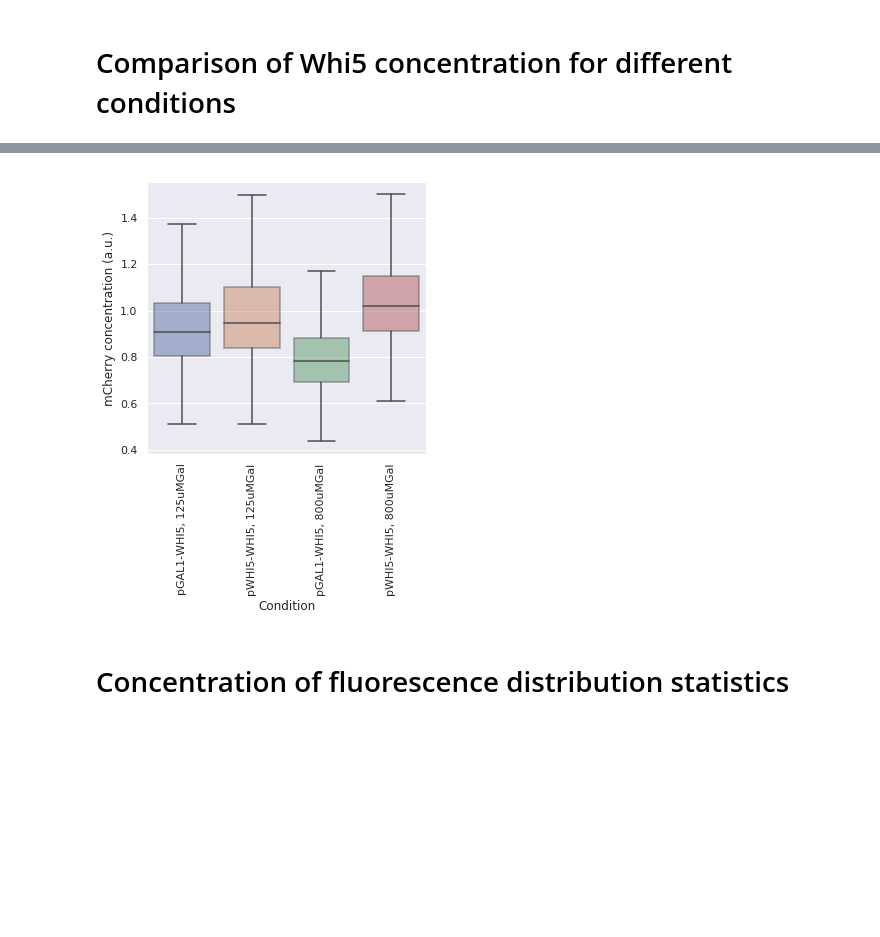
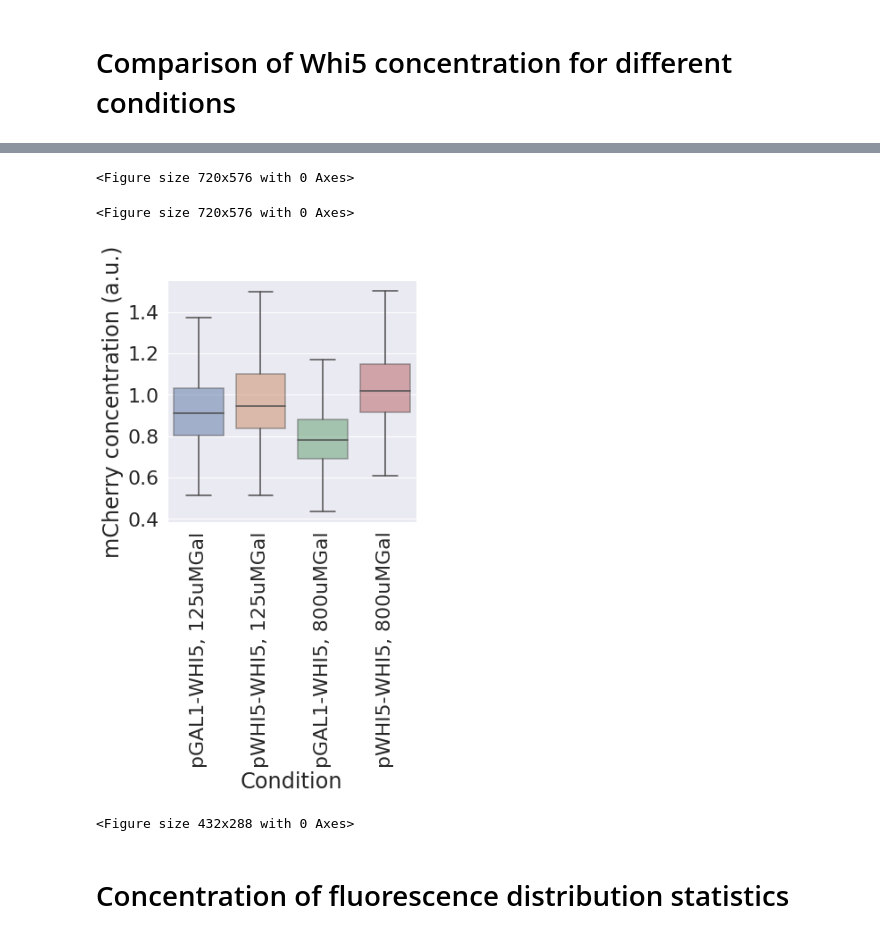
Before and after one commit to AWMurrayLab/image_processing_cellstar_public, a Jupyter notebook: timepoint_experiments_pandas_analysis.ipynb, the cells around one changed output, grey strips where cells are left out. Saved outputs shown, nothing was run; the diff lists cells and outputs as text; code cells hidden in the pictures; blank space fills up the shorter version.

```diff
--- a/timepoint_experiments_pandas_analysis.ipynb
+++ b/timepoint_experiments_pandas_analysis.ipynb
@@ -109,13 +461,14 @@ df1.loc[x&y,'pixel_thresh_fluor_vals_av_c2'] = df1[x&y].pixel_thresh_fluor_vals_
 # Comparison of Whi5 concentration for different conditions
 # %%
 # x=df1.gal_conc !='800uMGal'
-y=df1.nuclear_whi5==1
+sns.set(font_scale=1)
 fig=plt.figure(figsize=[5,5])
-sns_plot=sns.boxplot(x="Condition", y="pixel_thresh_fluor_vals_av", data=df1[y],showfliers=False, boxprops=dict(alpha=.5))
+sns_plot=sns.boxplot(x="Condition", y="pixel_thresh_fluor_vals_av", data=df1,showfliers=False, boxprops=dict(alpha=.5))
 plt.ylabel('Whi5 concentration (a.u.)')
 plt.xticks(rotation=90)
 # plt.ylim(ymax=6000,ymin=0)
 plt.show()
 fig.savefig('/home/felix/Dropbox/19_whi5_dilution_paper/plots/induction_validation/c1_G1_dist_timepoint_variable_gal.png',dpi=500, bbox_inches='tight')
+plt.clf()
 # %% [output]
 [figure]
@@ -121,0 +583,13 @@ fig.savefig('/home/felix/Dropbox/19_whi5_dilution_paper/plots/induction_validati
+# %%
+x=df1.gal_conc=='125uMGal'
+df2 = df1[x].groupby(['Condition', 'expt_id'])
+print df1.groupby(['Condition', 'expt_id'])['pixel_thresh_fluor_vals_av'].mean()
+temp_df=df2.mean()["pixel_thresh_fluor_vals_av"].groupby('Condition').mean()
+temp_df1=df2.mean()["pixel_thresh_fluor_vals_av"].groupby('Condition').std()
+sns.set(font_scale=2)
+fig=plt.figure(figsize=[5,5])
+temp_df.plot(kind='bar',yerr=temp_df1,capsize=10.0, figsize=[10,8],grid=True, alpha=.5)
+plt.ylabel('Average [Whi5] in G1 (a.u.)')
+plt.show()
+fig.savefig('/home/felix/Dropbox/19_whi5_dilution_paper/plots/induction_validation/c1_G1_bar_timepoint_variable_gal.png',dpi=500, bbox_inches='tight')
+plt.clf()
@@ -122,14 +610,41 @@ fig.savefig('/home/felix/Dropbox/19_whi5_dilution_paper/plots/induction_validati
+# %%
+temp_df=df2.mean()["ellipse_volume"].groupby('Condition').mean()
+temp_df1=df2.mean()["ellipse_volume"].groupby('Condition').std()
+# plot = temp1.plot(x='label',y='slope',kind='bar',legend=False,yerr=temp2,capsize=10.0, figsize=[10,8],grid=True,rot=False)
+sns.set(font_scale=2)
+fig=plt.figure(figsize=[5,5])
+temp_df.plot(kind='bar',yerr=temp_df1,capsize=10.0, figsize=[10,8],grid=True, alpha=.5)
+plt.ylabel('Average volume in G1 (fL)')
+fig.savefig('/home/felix/Dropbox/19_whi5_dilution_paper/plots/induction_validation/vol_G1_bar_timepoint_variable_gal.png',dpi=500, bbox_inches='tight')
+plt.clf()
+# %% [output]
+<Figure size 720x576 with 0 Axes>
+# %%
+temp_df=df2.mean()["pixel_thresh_fluor_vals_av_c2"].groupby('Condition').mean()
+temp_df1=df2.mean()["pixel_thresh_fluor_vals_av_c2"].groupby('Condition').std()
+# plot = temp1.plot(x='label',y='slope',kind='bar',legend=False,yerr=temp2,capsize=10.0, figsize=[10,8],grid=True,rot=False)
+sns.set(font_scale=2)
+fig=plt.figure(figsize=[5,5])
+temp_df.plot(kind='bar',yerr=temp_df1,capsize=10.0, figsize=[10,8],grid=True, alpha=.5)
+plt.ylabel('Average [mCherry] in G1 (a.u.)')
+plt.show()
+fig.savefig('/home/felix/Dropbox/19_whi5_dilution_paper/plots/induction_validation/c2_G1_bar_timepoint_variable_gal.png',dpi=500, bbox_inches='tight')
+plt.clf()
+# %% [output]
+<Figure size 720x576 with 0 Axes>
 # %%
 y=df1.nuclear_whi5==1
 fig=plt.figure(figsize=[5,5])
 sns_plot=sns.boxplot(x="Condition", y="pixel_thresh_fluor_vals_av_c2",data=df1[y], boxprops=dict(alpha=.5),showfliers=False)
 plt.ylabel('mCherry concentration (a.u.)')
 plt.xticks(rotation=90)
 # plt.ylim(ymax=6000,ymin=0)
 plt.show()
 fig.savefig('/home/felix/Dropbox/19_whi5_dilution_paper/plots/induction_validation/c2_G1_dist_timepoint_variable_gal.png',dpi=500, bbox_inches='tight')
+plt.clf()
 # %% [output]
-[figure, old version]
+[figure, new version]
+<Figure size 432x288 with 0 Axes>
 # %% [markdown]
 # Concentration of fluorescence distribution statistics
 # %%
```
Also changed, not shown: parts of 28 cells of this notebook, 12 other files.
